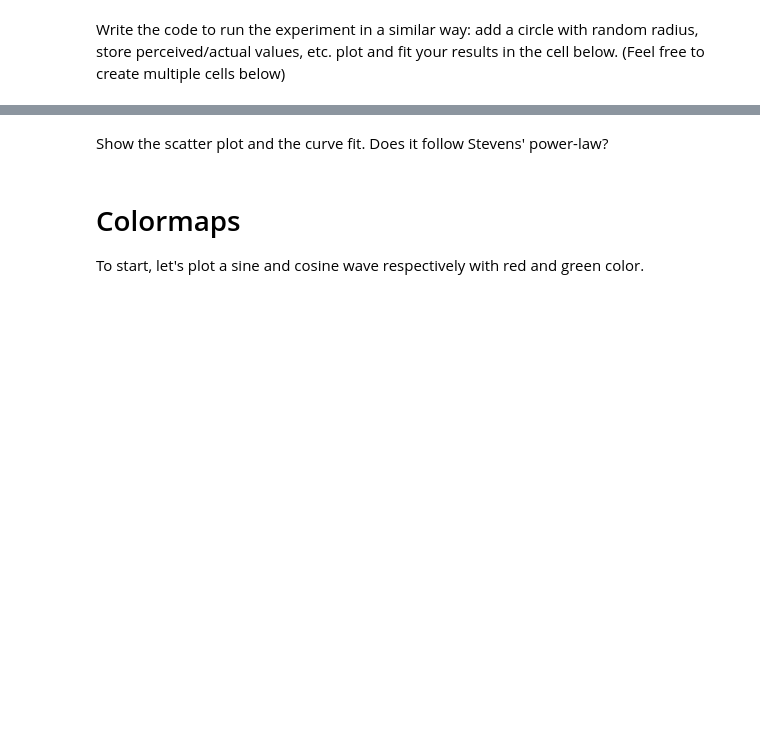
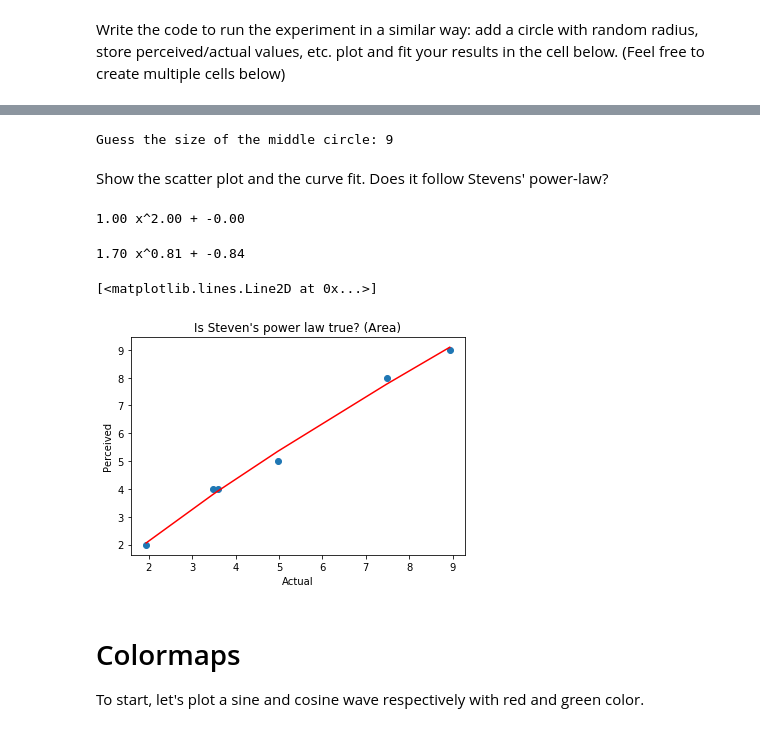
Before and after one commit to muftring/iu-datavis, a Jupyter notebook: week-04/w04_lab_uftring_michael.ipynb, the cells around one changed output, grey strips where cells are left out. Cells and saved outputs as stored; diff of their text form; code cells hidden in the pictures; blank space fills up the shorter version.

```diff
--- a/week-04/w04_lab_uftring_michael.ipynb
+++ b/week-04/w04_lab_uftring_michael.ipynb
@@ -179,2 +218,12 @@ Write the code to run the experiment in a similar way: add a circle with random
+# %%
+# guess the size of the random circle
+guess = eval(input("Guess the size of the middle circle: "))
+
+# save the actual size, and the guess in corresponding arrays
+lengthActual.append(unknown*100.0)
+lengthPerceived.append(guess)
+df.loc[len(df)] = [unknown*100.0, guess]
+# %% [output]
+Guess the size of the middle circle: 9
 # %% [markdown]
 Show the scatter plot and the curve fit. Does it follow Stevens' power-law?
@@ -183,3 +230,35 @@ Show the scatter plot and the curve fit. Does it follow Stevens' power-law?
+# %%
+# sort the observations, by actual size
+dfs = df.sort_values(by='actual')
+sortedActual = dfs.actual.values
+sortedPerceived = dfs.perceived.values
+# %%
+from scipy.optimize import curve_fit
+
+def func(x, a, b, c):
+    return a * np.power(x, b) + c
+
+x = np.arange(20)  # [0,1,2,3, ..., 19]
+y = np.power(x, 2) # [0,1,4,9, ... ]
+
+popt, pcov = curve_fit(func, x, y)
+print('{:.2f} x^{:.2f} + {:.2f}'.format(*popt))
+# %% [output]
+1.00 x^2.00 + -0.00
+# %%
+popt, pcov = curve_fit(func, sortedActual, sortedPerceived)
+print('{:.2f} x^{:.2f} + {:.2f}'.format(*popt))
+# %% [output]
+1.70 x^0.81 + -0.84
+# %%
+plt.title("Is Steven's power law true? (Area)")
+plt.xlabel("Actual")
+plt.ylabel("Perceived")
+plt.scatter(sortedActual, sortedPerceived)
+plt.plot(sortedActual, func(sortedActual, *popt), 'r-', label='fit')
+# %% [output]
+[<matplotlib.lines.Line2D at 0x...>]
+[figure, added]
 # %% [markdown]
 
 
```
Also changed, not shown: parts of 7 cells of this notebook, 1 other file.
